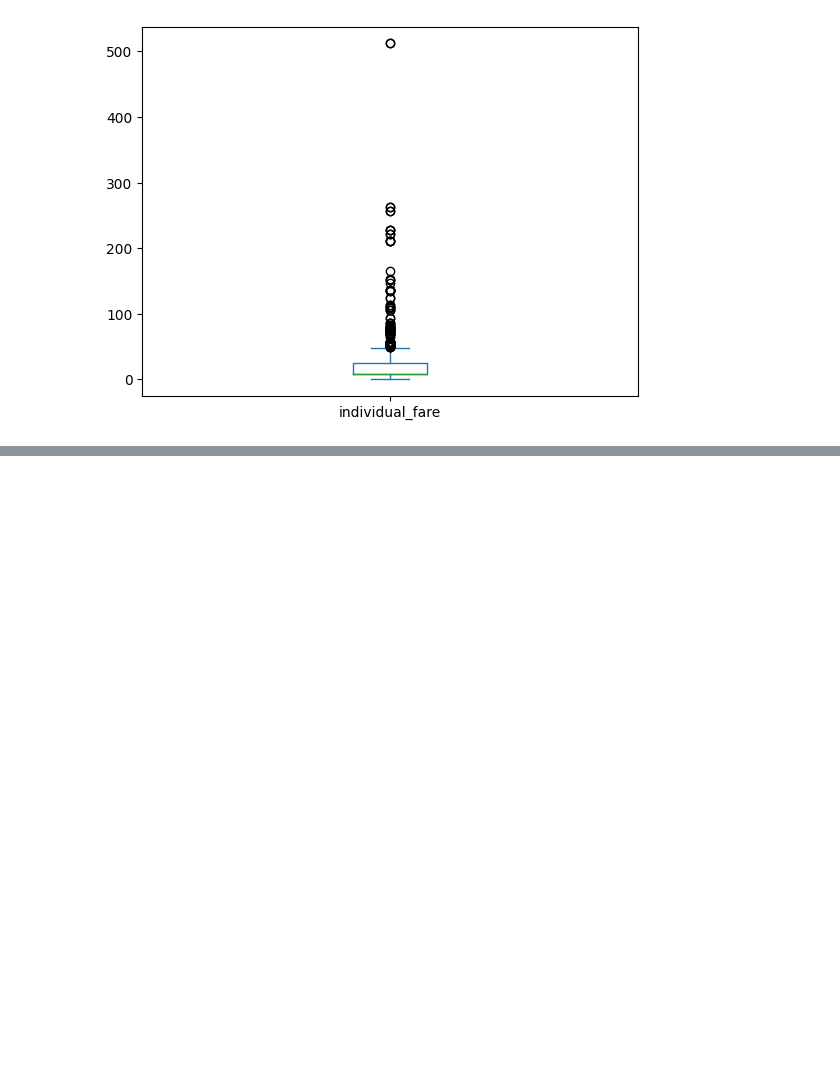
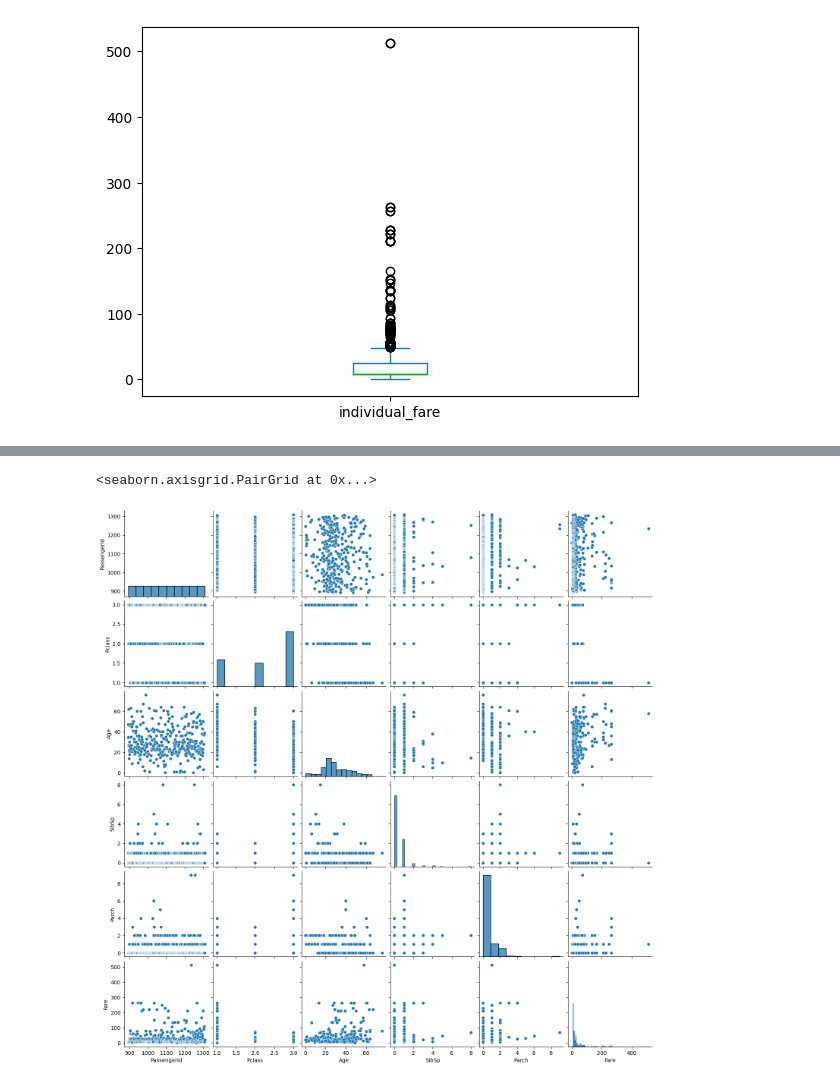
Before and after one commit to Priyanshu6yadav/Machine-Learning, a Jupyter notebook: eda/Titanic/Titanic.ipynb, the cells around one changed output, grey strips where cells are left out. Saved outputs shown, nothing was run; the diff lists cells and outputs as text; code cells hidden in the pictures; blank space fills up the shorter version.

```diff
--- a/eda/Titanic/Titanic.ipynb
+++ b/eda/Titanic/Titanic.ipynb
@@ -626,0 +727,5 @@ df.head()
+# %%
+sns.pairplot(df1)
+# %% [output]
+<seaborn.axisgrid.PairGrid at 0x...>
+[figure, added]
```
Also changed, not shown: parts of 16 cells of this notebook.
